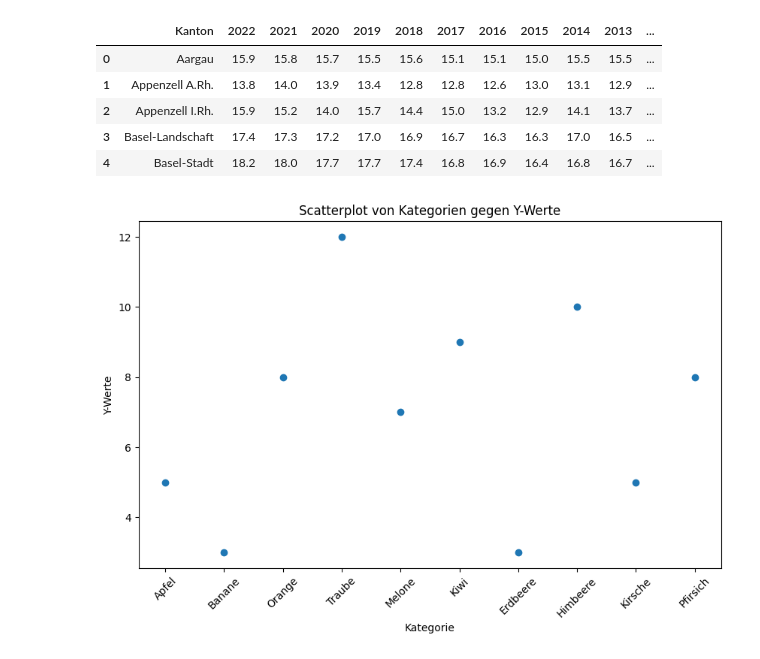
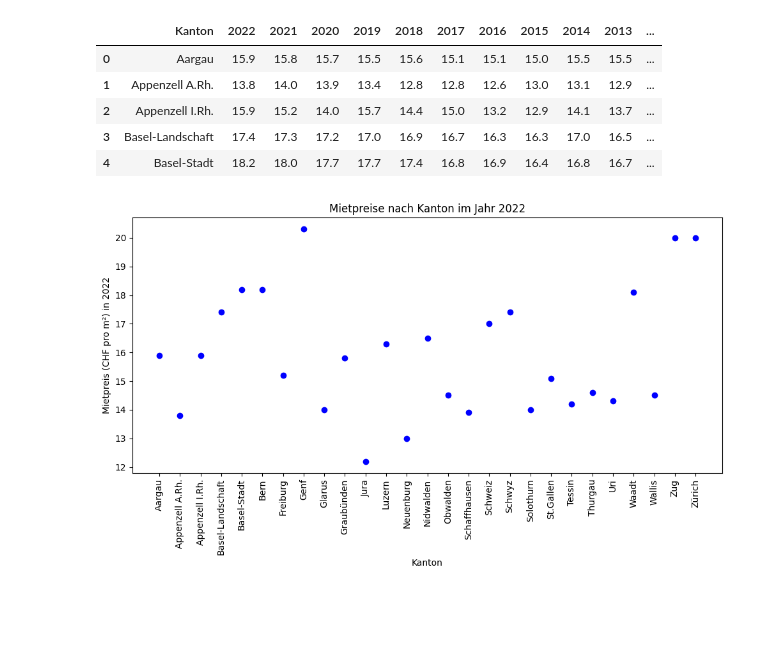
Before and after one commit to GRUPPE-BINA24/Datenspeicher, a Jupyter notebook: Raphael_TEST_Semesterarbeit_BINA.ipynb, the cells around one changed output. Cells and saved outputs as stored; diff of their text form; code cells hidden in the pictures; blank space fills up the shorter version.

Commit message:
Scatterplot funktioniert

```diff
--- a/Raphael_TEST_Semesterarbeit_BINA.ipynb
+++ b/Raphael_TEST_Semesterarbeit_BINA.ipynb
@@ -8,7 +8,7 @@ import numpy as np
 import pandas as pd
 import matplotlib.pyplot as plt
 
-Dataset = ("https://raw.githubusercontent.com/GRUPPE-BINA24/Datenspeicher/main/Mietpreis_BERR.xlsx")
+df=pd.read_excel("https://raw.githubusercontent.com/GRUPPE-BINA24/Datenspeicher/main/Mietpreis_BERR.xlsx")
 df.head()
 # %% [output]
 |  | Kanton | 2022 | 2021 | 2020 | 2019 | 2018 | 2017 | 2016 | 2015 | 2014 | 2013 | ... |
@@ -17,19 +17,29 @@ df.head()
 | 2 | Appenzell I.Rh. | 15.9 | 15.2 | 14.0 | 15.7 | 14.4 | 15.0 | 13.2 | 12.9 | 14.1 | 13.7 | ... |
 | 3 | Basel-Landschaft | 17.4 | 17.3 | 17.2 | 17.0 | 16.9 | 16.7 | 16.3 | 16.3 | 17.0 | 16.5 | ... |
 | 4 | Basel-Stadt | 18.2 | 18.0 | 17.7 | 17.7 | 17.4 | 16.8 | 16.9 | 16.4 | 16.8 | 16.7 | ... |
-# %%
-df = pd.DataFrame({
-    'Kategorie': ['Apfel', 'Banane', 'Orange', 'Traube', 'Melone', 'Kiwi', 'Erdbeere', 'Himbeere', 'Kirsche', 'Pfirsich'],
-    'Y': [5, 3, 8, 12, 7, 9, 3, 10, 5, 8]
-})
-
-# Erstellen des Scatterplots
-plt.figure(figsize=[10,6])
-plt.scatter(df['Kategorie'], df['Y'])  # 'Kategorie' ist die Spalte mit Wörtern
-plt.title('Scatterplot von Kategorien gegen Y-Werte')
-plt.xlabel('Kategorie')
-plt.ylabel('Y-Werte')
-plt.xticks(rotation=45)  # Drehen der Kategorie-Namen, um Überlappung zu vermeiden
-plt.show()
-# %% [output]
-[figure, removed]
+# %%
+import matplotlib.pyplot as plt
+import pandas as pd
+
+# Daten laden (Annahme, die Excel-Daten wurden bereits in 'df' geladen)
+# Der folgende Code ist eine Fortsetzung und verwendet die Variablen 'df', 'korrigierter_kanton_name' und 'korrigierter_jahr_name' aus deinem vorherigen Code.
+
+# Korrigiere die Namen der Spalten basierend auf der tatsächlichen Formatierung
+spaltennamen = df.columns.tolist()
+korrigierte_spaltennamen = {str(spalte): spalte for spalte in spaltennamen}  # Konvertiere alle Spaltennamen zu Strings, falls notwendig
+
+# Aktualisiere den Code, um die korrigierten Spaltennamen zu verwenden
+korrigierter_kanton_name = korrigierte_spaltennamen.get('Kanton', 'Kanton')
+korrigierter_jahr_name = korrigierte_spaltennamen.get('2022', next((name for name in korrigierte_spaltennamen if '2022' in str(name)), None))
+
+# Erstelle den Scatterplot
+plt.figure(figsize=(10, 6))  # Setzt die Größe des Diagramms
+plt.scatter(df[korrigierter_kanton_name], df[korrigierter_jahr_name], color='blue')  # Erstelle einen Scatterplot mit den korrigierten Spaltennamen
+plt.title('Mietpreise nach Kanton im Jahr 2022')  # Setzt den Titel des Diagramms
+plt.xlabel(korrigierter_kanton_name)  # Beschriftung der x-Achse
+plt.ylabel(f'Mietpreis (CHF pro m²) in {korrigierter_jahr_name}')  # Beschriftung der y-Achse
+plt.xticks(rotation=90)  # Drehe die Beschriftungen der x-Achse für eine bessere Lesbarkeit
+plt.tight_layout()  # Verbessert das Layout, sodass alles schön aussieht
+plt.show()  # Zeigt den Plot
+# %% [output]
+[figure, added]
```
Also changed, not shown: parts of 1 cell of this notebook.
